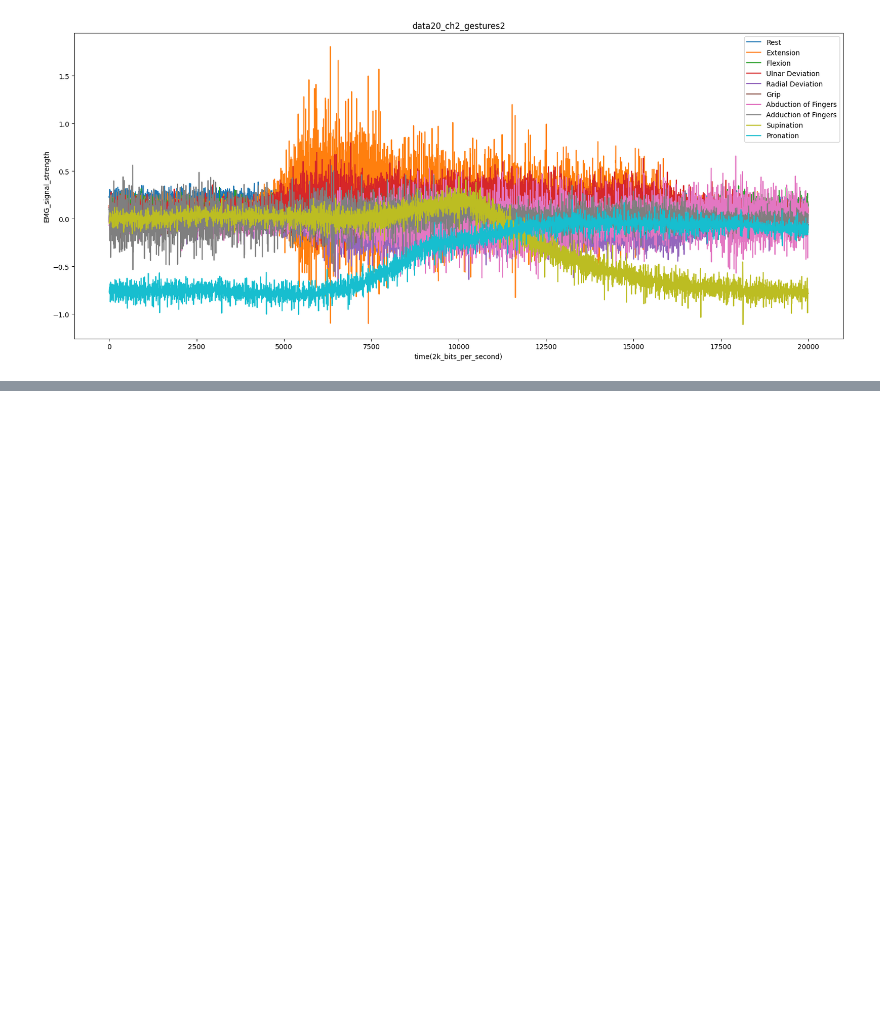
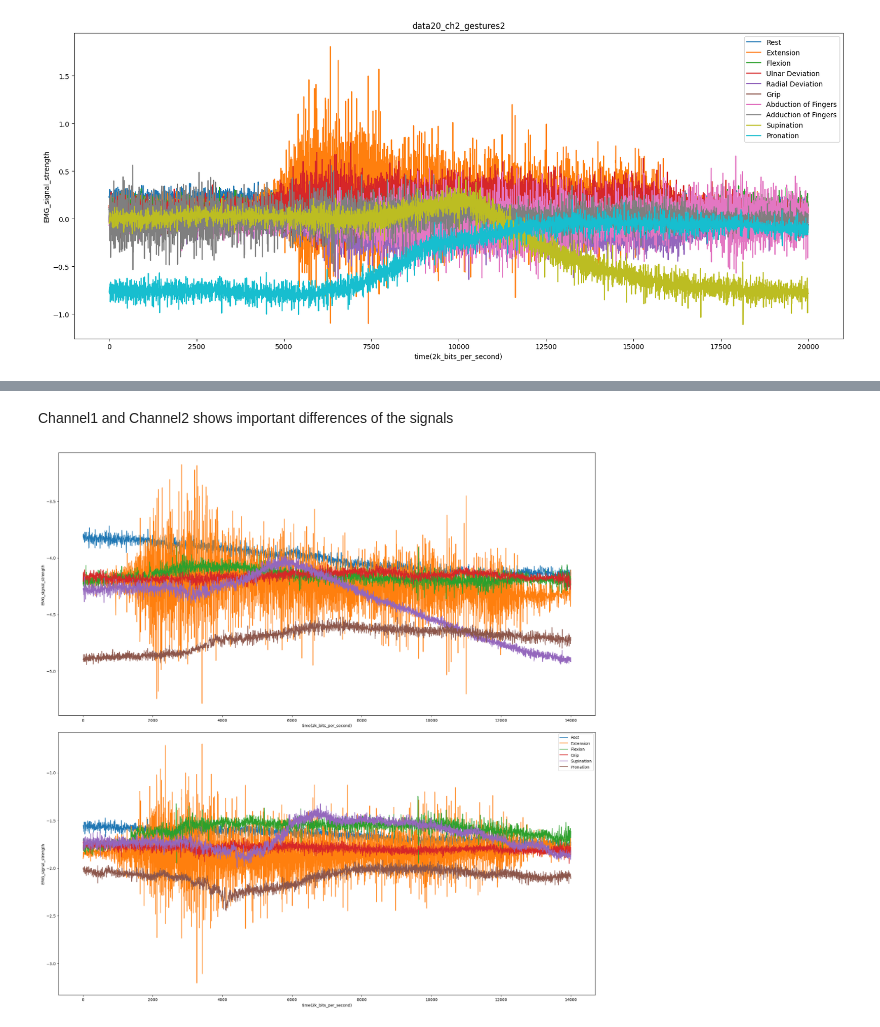
Before and after one commit to greedypelican/EMG_data_analysis, a Jupyter notebook: data_preprocessing.ipynb, the cells around one changed output, grey strips where cells are left out. Cells and saved outputs as stored; diff of their text form; code cells hidden in the pictures; blank space fills up the shorter version.

```diff
--- a/data_preprocessing.ipynb
+++ b/data_preprocessing.ipynb
@@ -91,0 +99,16 @@ plt.show()
+# %% [markdown]
+Channel1 and Channel2 shows important differences of the signals
+# %%
+fig, axs = plt.subplots(2, 1, figsize=(20, 20))
+
+axs[0].plot(data15_ch1_gestures5_litre, label=data15_ch1_gestures5_litre.columns)
+axs[1].plot(data15_ch2_gestures5_litre, label=data15_ch2_gestures5_litre.columns)
+
+for ax in axs.flat:
+    ax.set(xlabel='time(2k_bits_per_second)', ylabel='EMG_signal_strength')
+
+plt.tight_layout()
+plt.legend()
+plt.show()
+# %% [output]
+[figure, added]
```
Also changed, not shown: parts of 6 cells of this notebook.
